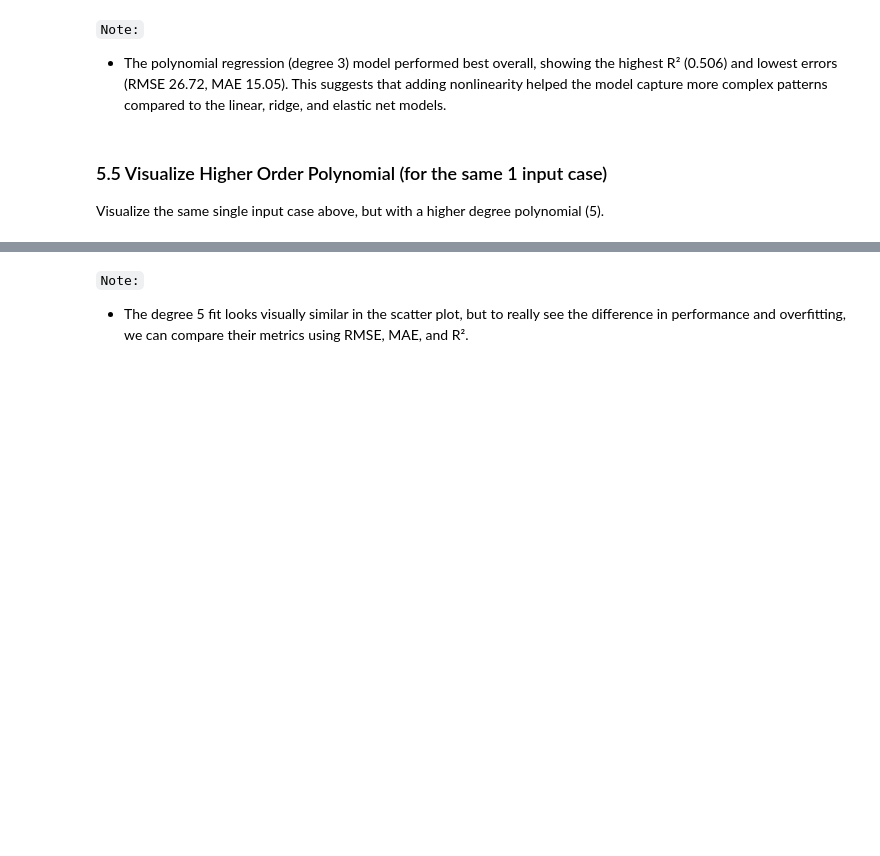
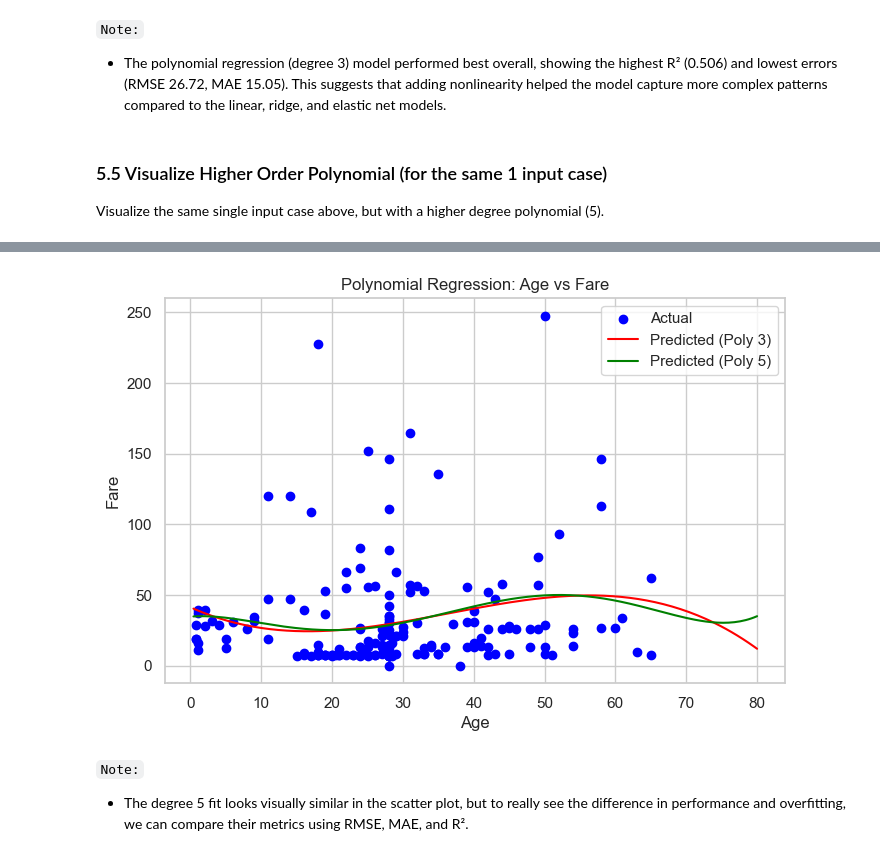
Before and after one commit to abeaderstadt/applied-ml-beaderstadt, a Jupyter notebook: notebooks/project04/ml04_beaderstadt.ipynb, the cells around one changed output, grey strips where cells are left out. Saved outputs shown, nothing was run; the diff lists cells and outputs as text; code cells hidden in the pictures; blank space fills up the shorter version.

```diff
--- a/notebooks/project04/ml04_beaderstadt.ipynb
+++ b/notebooks/project04/ml04_beaderstadt.ipynb
@@ -449,3 +449,27 @@ plt.show()
+# %%
+# Sort ages for smooth plotting
+X_plot = np.linspace(X1['age'].min(), X1['age'].max(), 200).reshape(-1,1)
+
+# Cubic predictions
+X_plot_poly3 = PolynomialFeatures(degree=3).fit_transform(X_plot)
+y_plot_poly3 = LinearRegression().fit(PolynomialFeatures(degree=3).fit_transform(X1_train), y1_train).predict(X_plot_poly3)
+
+# Degree 5 predictions
+X_plot_poly5 = PolynomialFeatures(degree=5).fit_transform(X_plot)
+y_plot_poly5 = LinearRegression().fit(PolynomialFeatures(degree=5).fit_transform(X1_train), y1_train).predict(X_plot_poly5)
+
+# Plot
+plt.figure(figsize=(8,5))
+plt.scatter(X1_test['age'], y1_test, color='blue', label='Actual')
+plt.plot(X_plot, y_plot_poly3, color='red', label='Predicted (Poly 3)')
+plt.plot(X_plot, y_plot_poly5, color='green', label='Predicted (Poly 5)')
+plt.xlabel('Age')
+plt.ylabel('Fare')
+plt.title("Polynomial Regression: Age vs Fare")
+plt.legend()
+plt.show()
+# %% [output]
+[figure, added]
 # %% [markdown]
 `Note:`<br>
 - The degree 5 fit looks visually similar in the scatter plot, but to really see the difference in performance and overfitting, we can compare their metrics using RMSE, MAE, and R².
```
Also changed, not shown: parts of 5 cells of this notebook.
